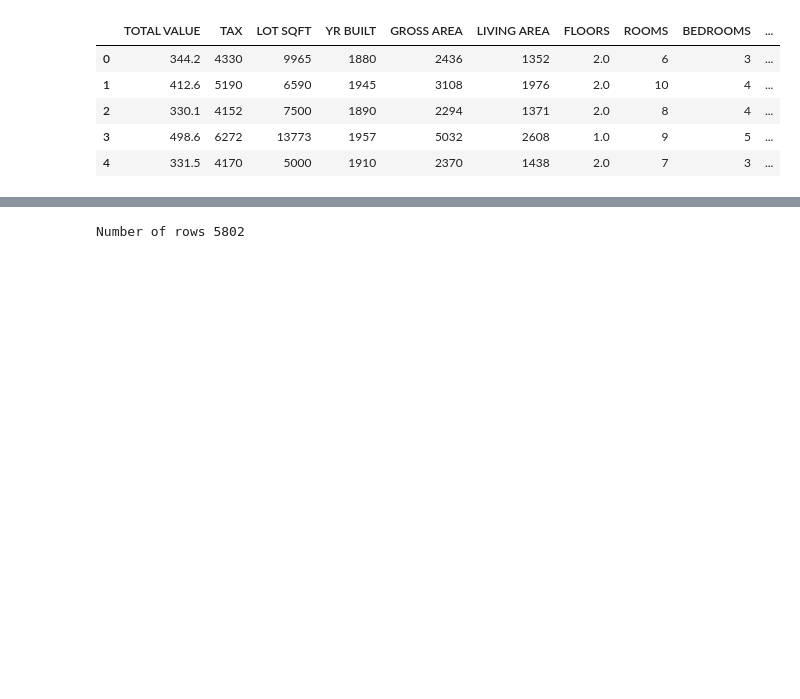
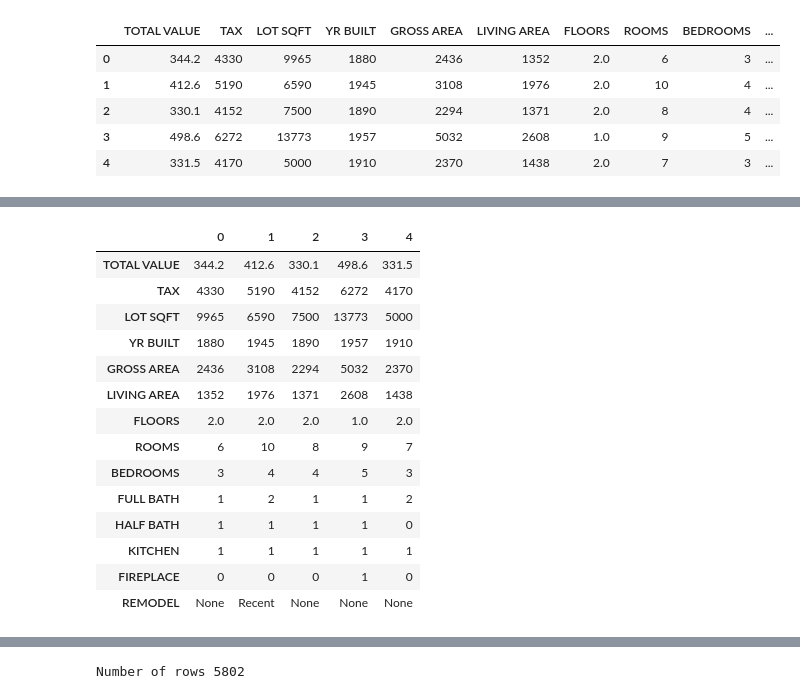
Before and after one commit to alextanhongpin/data-mining-for-business-analytics, a Jupyter notebook: 01_basic.ipynb, the cells around one changed output, grey strips where cells are left out. Saved outputs shown, nothing was run; the diff lists cells and outputs as text; code cells hidden in the pictures; blank space fills up the shorter version.

```diff
--- a/01_basic.ipynb
+++ b/01_basic.ipynb
@@ -18,2 +67,21 @@ housing_df.head()
+# %%
+# For better readability, use .T aka transpose method
+housing_df.iloc[:5].T
+# %% [output]
+|  | 0 | 1 | 2 | 3 | 4 |
+| TOTAL VALUE | 344.2 | 412.6 | 330.1 | 498.6 | 331.5 |
+| TAX | 4330 | 5190 | 4152 | 6272 | 4170 |
+| LOT SQFT | 9965 | 6590 | 7500 | 13773 | 5000 |
+| YR BUILT | 1880 | 1945 | 1890 | 1957 | 1910 |
+| GROSS AREA | 2436 | 3108 | 2294 | 5032 | 2370 |
+| LIVING AREA | 1352 | 1976 | 1371 | 2608 | 1438 |
+| FLOORS | 2.0 | 2.0 | 2.0 | 1.0 | 2.0 |
+| ROOMS | 6 | 10 | 8 | 9 | 7 |
+| BEDROOMS | 3 | 4 | 4 | 5 | 3 |
+| FULL BATH | 1 | 2 | 1 | 1 | 2 |
+| HALF BATH | 1 | 1 | 1 | 1 | 0 |
+| KITCHEN | 1 | 1 | 1 | 1 | 1 |
+| FIREPLACE | 0 | 0 | 0 | 1 | 0 |
+| REMODEL | None | Recent | None | None | None |
 # %%
 # Rename columns: replace spaces with '_' to allow dot notation.
```
Also changed, not shown: parts of 23 cells of this notebook.
